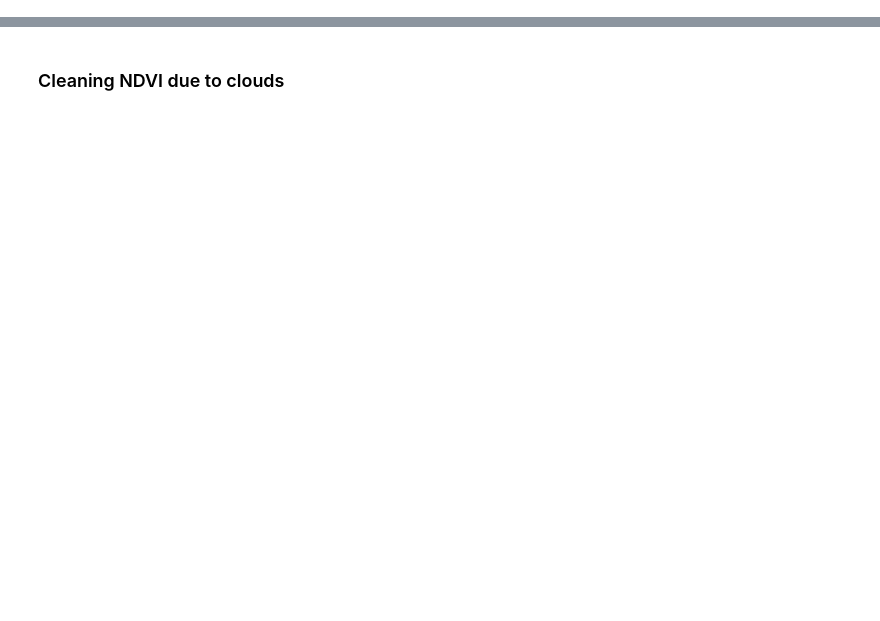
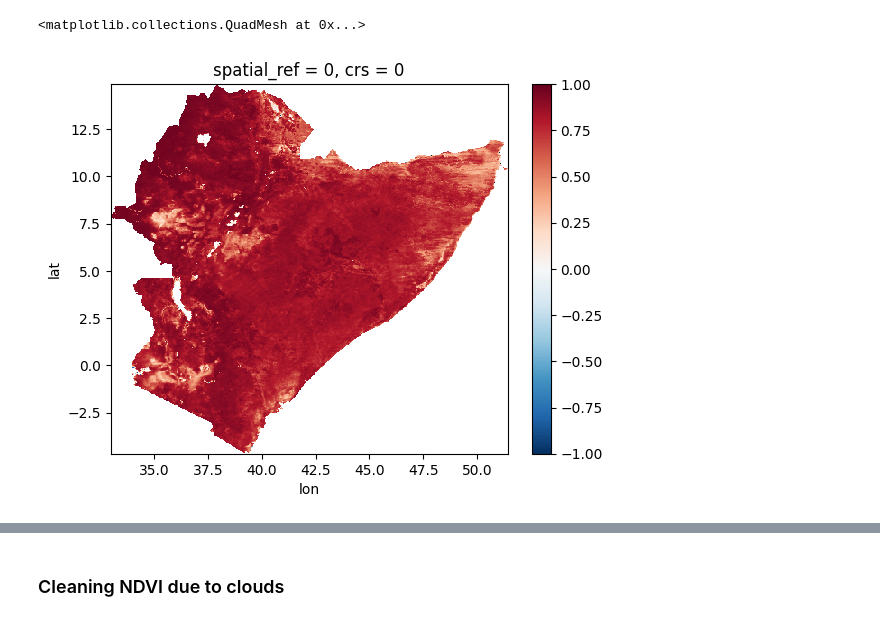
Before and after one commit to Riccardo7-DS/Indices_analysis, a Jupyter notebook: notebooks/test_ndvi.ipynb, the cells around one changed output, grey strips where cells are left out. Saved outputs shown, nothing was run; the diff lists cells and outputs as text; code cells hidden in the pictures; blank space fills up the shorter version.

```diff
--- a/notebooks/test_ndvi.ipynb
+++ b/notebooks/test_ndvi.ipynb
@@ -289,0 +155,5 @@ Consider scattering data ahead of time and using futures.
+# %%
+corr_a.plot()
+# %% [output]
+<matplotlib.collections.QuadMesh at 0x...>
+[figure, added]
```
Also changed, not shown: parts of 34 cells of this notebook, 8 other files.
